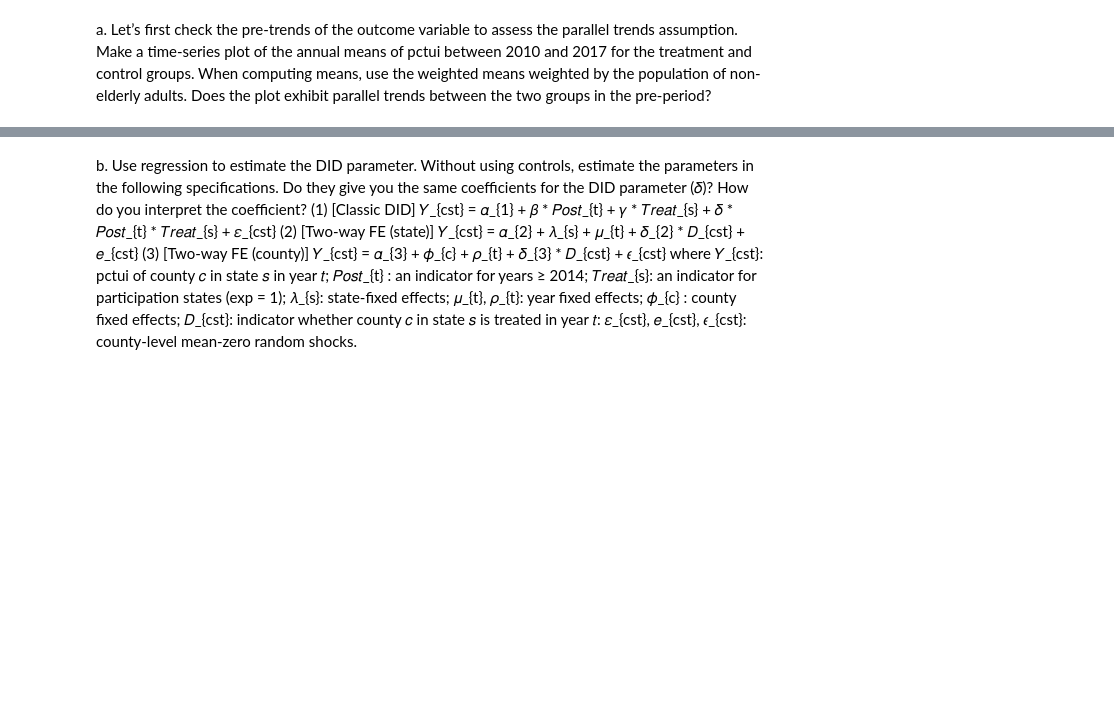
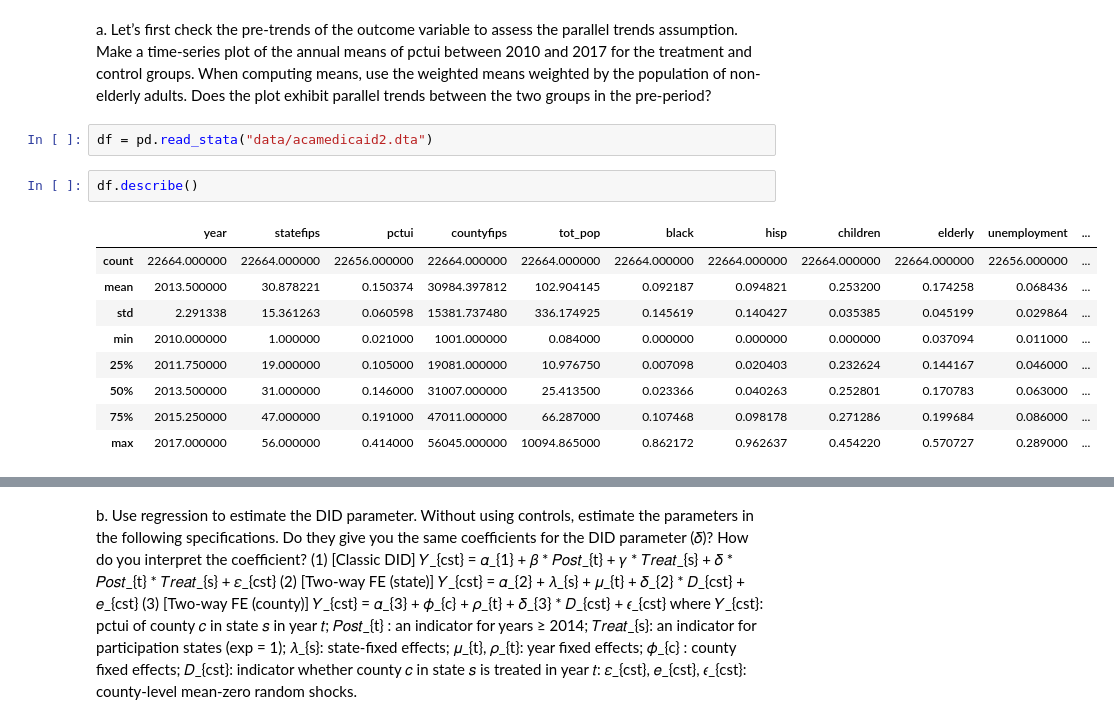
Before and after one commit to antaechan/econometrics, a Jupyter notebook: hw34.ipynb, the cells around one changed output, grey strips where cells are left out. Cells and saved outputs as stored; diff of their text form; blank space fills up the shorter version.

```diff
--- a/hw34.ipynb
+++ b/hw34.ipynb
@@ -409,3 +714,17 @@ assumption. Make a time-series plot of the annual means of pctui between 2010 an
 the treatment and control groups. When computing means, use the weighted means weighted
 by the population of non-elderly adults. Does the plot exhibit parallel trends between the two
 groups in the pre-period?
+# %%
+df = pd.read_stata("data/acamedicaid2.dta")
+# %%
+df.describe()
+# %% [output]
+|  | year | statefips | pctui | countyfips | tot_pop | black | hisp | children | elderly | unemployment | ... |
+| count | 22664.000000 | 22664.000000 | 22656.000000 | 22664.000000 | 22664.000000 | 22664.000000 | 22664.000000 | 22664.000000 | 22664.000000 | 22656.000000 | ... |
+| mean | 2013.500000 | 30.878221 | 0.150374 | 30984.397812 | 102.904145 | 0.092187 | 0.094821 | 0.253200 | 0.174258 | 0.068436 | ... |
+| std | 2.291338 | 15.361263 | 0.060598 | 15381.737480 | 336.174925 | 0.145619 | 0.140427 | 0.035385 | 0.045199 | 0.029864 | ... |
+| min | 2010.000000 | 1.000000 | 0.021000 | 1001.000000 | 0.084000 | 0.000000 | 0.000000 | 0.000000 | 0.037094 | 0.011000 | ... |
+| 25% | 2011.750000 | 19.000000 | 0.105000 | 19081.000000 | 10.976750 | 0.007098 | 0.020403 | 0.232624 | 0.144167 | 0.046000 | ... |
+| 50% | 2013.500000 | 31.000000 | 0.146000 | 31007.000000 | 25.413500 | 0.023366 | 0.040263 | 0.252801 | 0.170783 | 0.063000 | ... |
+| 75% | 2015.250000 | 47.000000 | 0.191000 | 47011.000000 | 66.287000 | 0.107468 | 0.098178 | 0.271286 | 0.199684 | 0.086000 | ... |
+| max | 2017.000000 | 56.000000 | 0.414000 | 56045.000000 | 10094.865000 | 0.862172 | 0.962637 | 0.454220 | 0.570727 | 0.289000 | ... |
```
Also changed, not shown: parts of 47 cells of this notebook.
